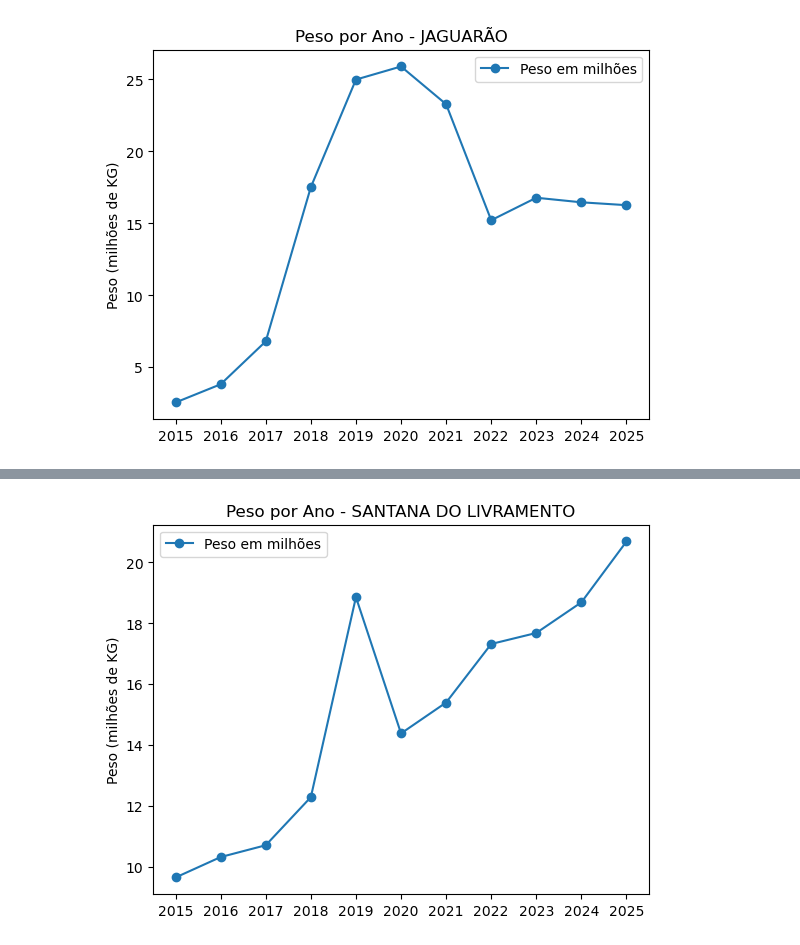
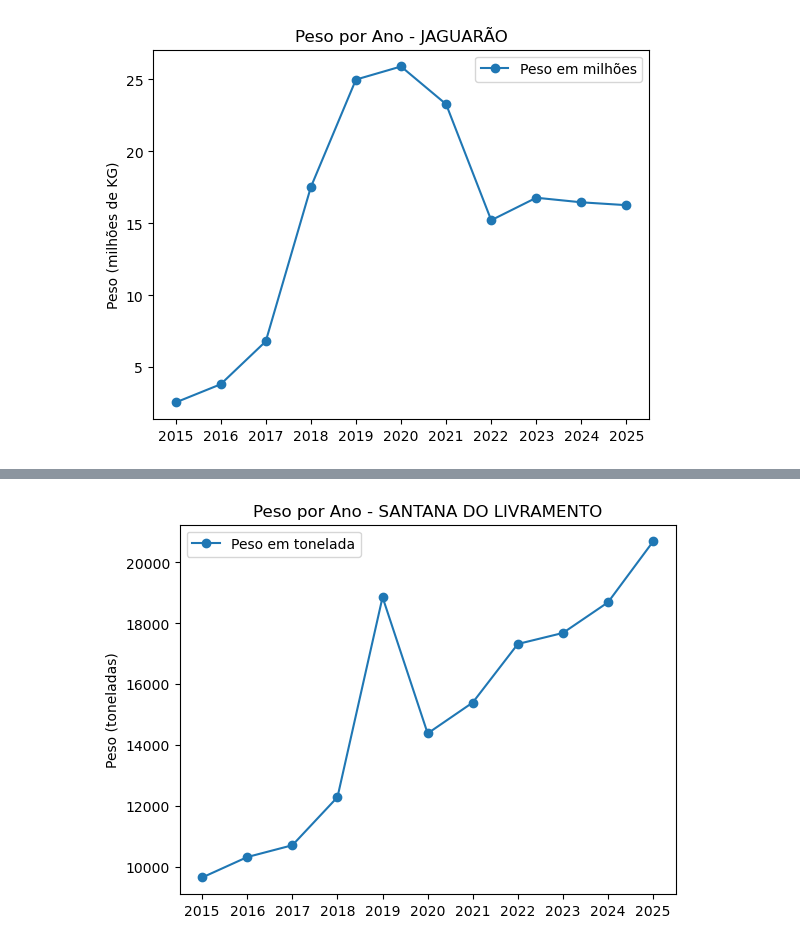
Before and after one commit to MatheusD1as/ProjetoLogistica, a Jupyter notebook: analise.ipynb, the cells around one changed output, grey strips where cells are left out. Drawn from its saved outputs; the diff is of its cells as text; code cells hidden in the pictures.

```diff
--- a/analise.ipynb
+++ b/analise.ipynb
@@ -57,19 +57,19 @@ plt.show()
 # %%
 df_ano = (
     santana_do_livramento
     .groupby("Ano")["Peso_KG"]
     .sum()
     .reset_index()
 )
 
-df_ano["Peso_milhoes"] = df_ano["Peso_KG"] / 1_000_000
+df_ano["Peso_milhoes"] = df_ano["Peso_KG"] / 1_000
 
 plt.figure()
-plt.plot(df_ano["Ano"], df_ano["Peso_milhoes"], marker='o', label="Peso em milhões")
+plt.plot(df_ano["Ano"], df_ano["Peso_milhoes"], marker='o', label="Peso em tonelada")
 plt.title("Peso por Ano - SANTANA DO LIVRAMENTO")
 plt.xticks(range(df_ano["Ano"].min(), df_ano["Ano"].max() + 1))
-plt.ylabel("Peso (milhões de KG)")
+plt.ylabel("Peso (toneladas)")
 plt.legend()
 plt.show()
 # %% [output]
-[figure, old version]
+[figure, new version]
```
Also changed, not shown: parts of 6 cells of this notebook.
